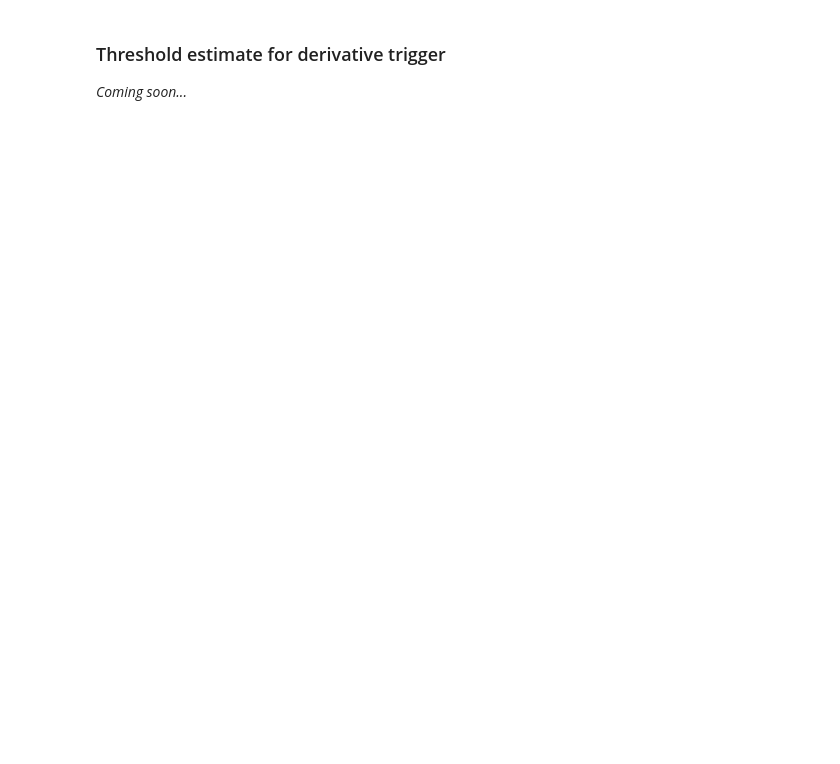
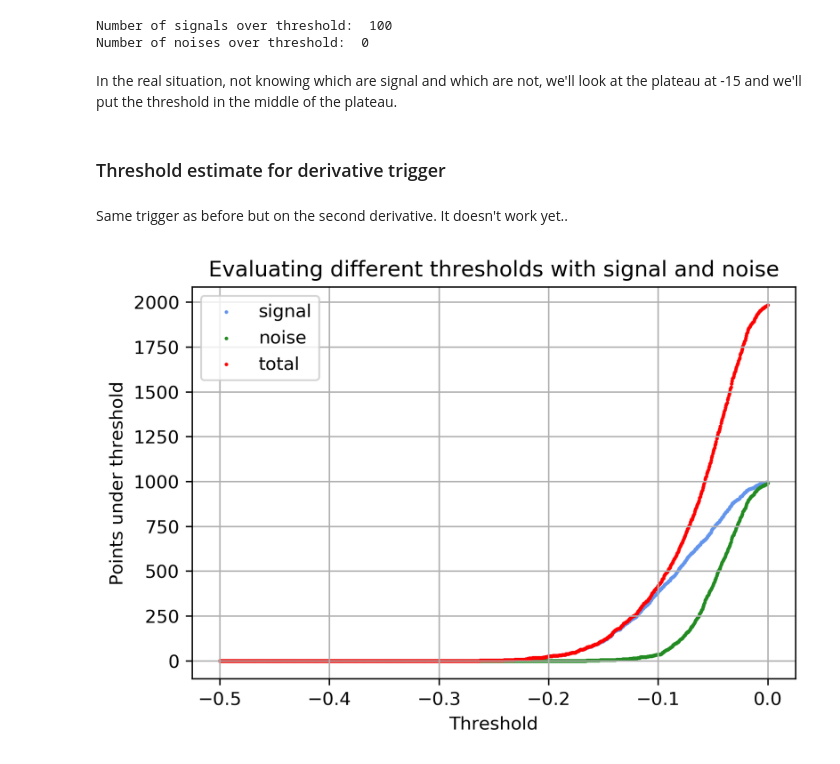
Before and after one commit to biqute/QTLab2122, a Jupyter notebook: SingleIRsource/simulated/threshold.ipynb, the cells around one changed output. Drawn from its saved outputs; the diff is of its cells as text; code cells hidden in the pictures; blank space fills up the shorter version.

```diff
--- a/SingleIRsource/simulated/threshold.ipynb
+++ b/SingleIRsource/simulated/threshold.ipynb
@@ -45,3 +144,24 @@ plt.show()
+# %%
+s_counts = 0
+n_counts = 0
+thr = -14.9
+
+for i in range(0, n_signals):
+    if signals[i].min() < thr:
+        s_counts += 1
+
+for i in range(0, n_noises):
+    if noises[i].min() < thr:
+        n_counts += 1
+
+print('Number of signals over threshold: ', s_counts)
+print('Number of noises over threshold: ',  n_counts)
+# %% [output]
+Number of signals over threshold:  100
+Number of noises over threshold:  0
+# %% [markdown]
+In the real situation, not knowing which are signal and which are not, we'll look at the plateau at -15 and we'll put the threshold in the middle of the plateau.
 # %% [markdown]
 <h3>Threshold estimate for derivative trigger</h3>
-<i>Coming soon...</i>
+# %% [markdown]
+Same trigger as before but on the second derivative. It doesn't work yet..
@@ -47,0 +245,55 @@ plt.show()
+# %%
+# How many random signals?
+n_signals = 1000
+n_noises = 1000
+
+# Initializations
+signals = []
+noises = []
+min = -0.5
+
+# Generating random signals with amplitude in range 20 - 40 or only noise with 0.1 and 0.9 weights respectively.
+for i in range(0, n_signals):
+    signals.append(gen_signal(baseline=-10, amplitude=random.randint(100,200), noise_lev=1, plot=False, pulse_start=np.random.uniform(199.5,200.5)))
+    #min = signals[i].min() if signals[i].min() < min else min
+for i in range(0, n_noises):
+    noises.append(gen_signal(baseline=-10, amplitude=0, noise_lev=1, plot=False, pulse_start=np.random.uniform(199.5,200.5)))
+
+s_minimum = derivative_trigger_matrix2(signals)
+n_minimum = derivative_trigger_matrix2(noises)
+
+# For the maximum threshold, I use the minimum value assumed among all signals.
+threshold = np.linspace(0, min, 1000)
+s_counts = np.zeros(len(threshold))
+n_counts = np.zeros(len(threshold))
+
+plt.figure(dpi = 300)
+
+for i in range(0, n_signals):
+    j=0
+    for thr in threshold:
+            if s_minimum[i].min() < thr:
+                s_counts[j] += 1
+            j+=1
+
+for i in range(0, n_noises):
+    j=0
+    for thr in threshold:
+            if n_minimum[i].min() < thr:
+                n_counts[j] += 1
+            j+=1
+
+tot_counts = s_counts + n_counts
+
+plt.scatter(threshold, s_counts,   s=1, label = 'signal', c='cornflowerblue') # Nice color
+plt.scatter(threshold, n_counts,   s=1, label = 'noise',  c='forestgreen') # Nice color
+plt.scatter(threshold, tot_counts, s=1, label = 'total',  c='red') # Nice color
+
+plt.title('Evaluating different thresholds with signal and noise')
+plt.xlabel('Threshold')
+plt.ylabel('Points under threshold')
+plt.legend()
+plt.grid()
+plt.show()
+# %% [output]
+[figure, added]
```
Also changed, not shown: parts of 10 cells of this notebook, 31 other files.
